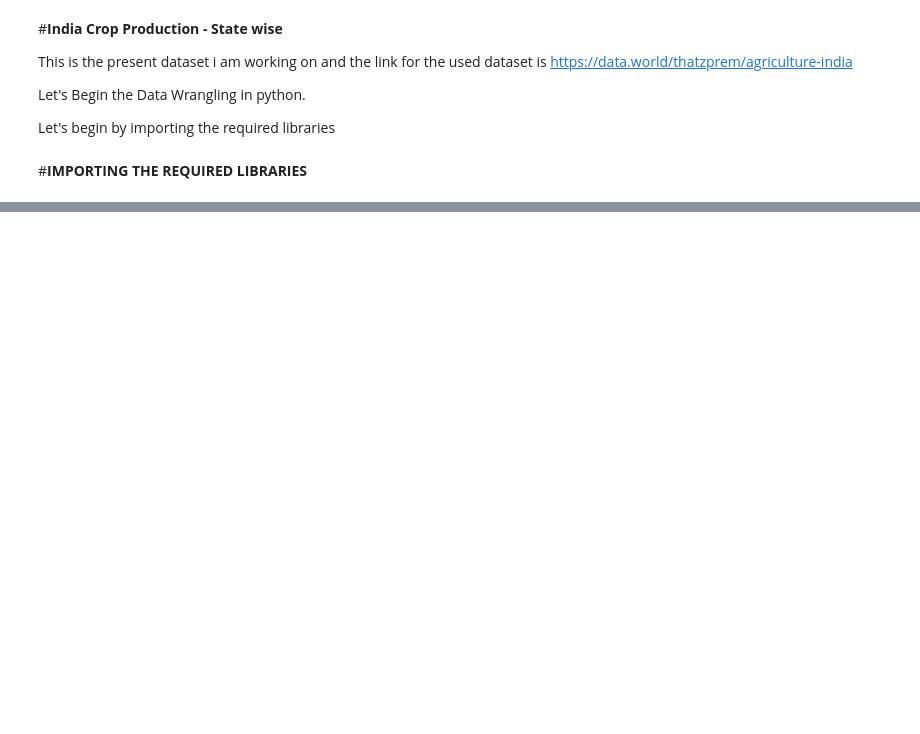
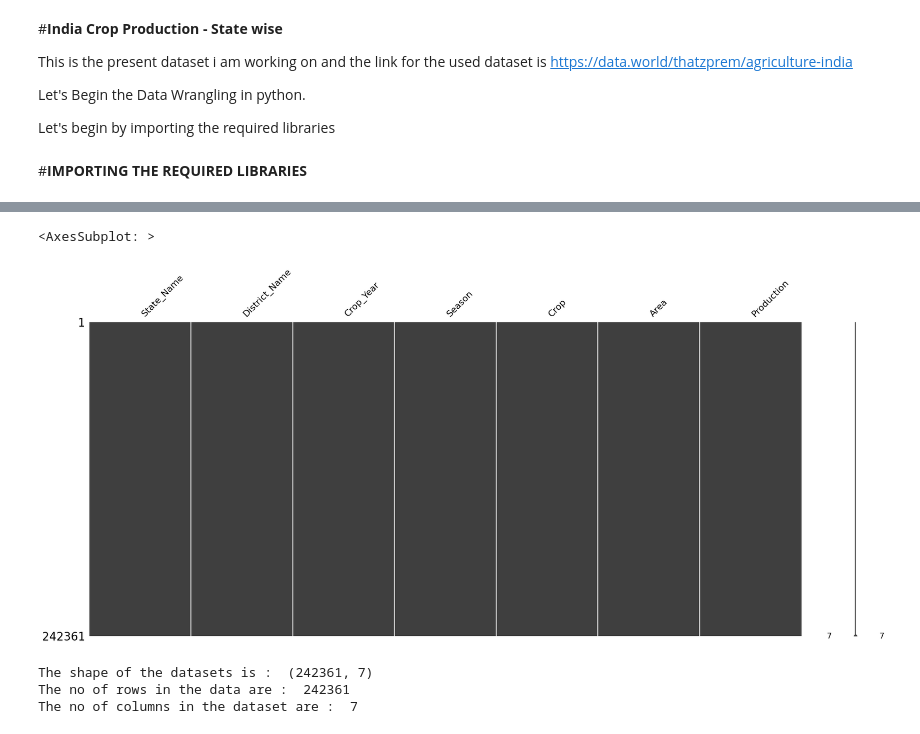
Before and after one commit to Reyansh4/Data_Analytics, a Jupyter notebook: main.ipynb, the cells around one changed output, grey strips where cells are left out. Cells and saved outputs as stored; diff of their text form; code cells hidden in the pictures; blank space fills up the shorter version.

```diff
--- a/main.ipynb
+++ b/main.ipynb
@@ -30,0 +118,3 @@ data
+# %%
+data = data.dropna()
+data
@@ -30,0 +147,4 @@ data
+# %%
+#lets drop duplicate values in the pandas
+data = data.drop_duplicates()
+data
@@ -30,0 +165,13 @@ data
+# %%
+msno.matrix(data)
+# %% [output]
+<AxesSubplot: >
+[figure, added]
+# %%
+print("The shape of the datasets is : ", data.shape)
+print("The no of rows in the data are : ", data.shape[0])
+print("The no of columns in the dataset are : ", data.shape[1])
+# %% [output]
+The shape of the datasets is :  (242361, 7)
+The no of rows in the data are :  242361
+The no of columns in the dataset are :  7
```
Also changed, not shown: parts of 15 cells of this notebook.
